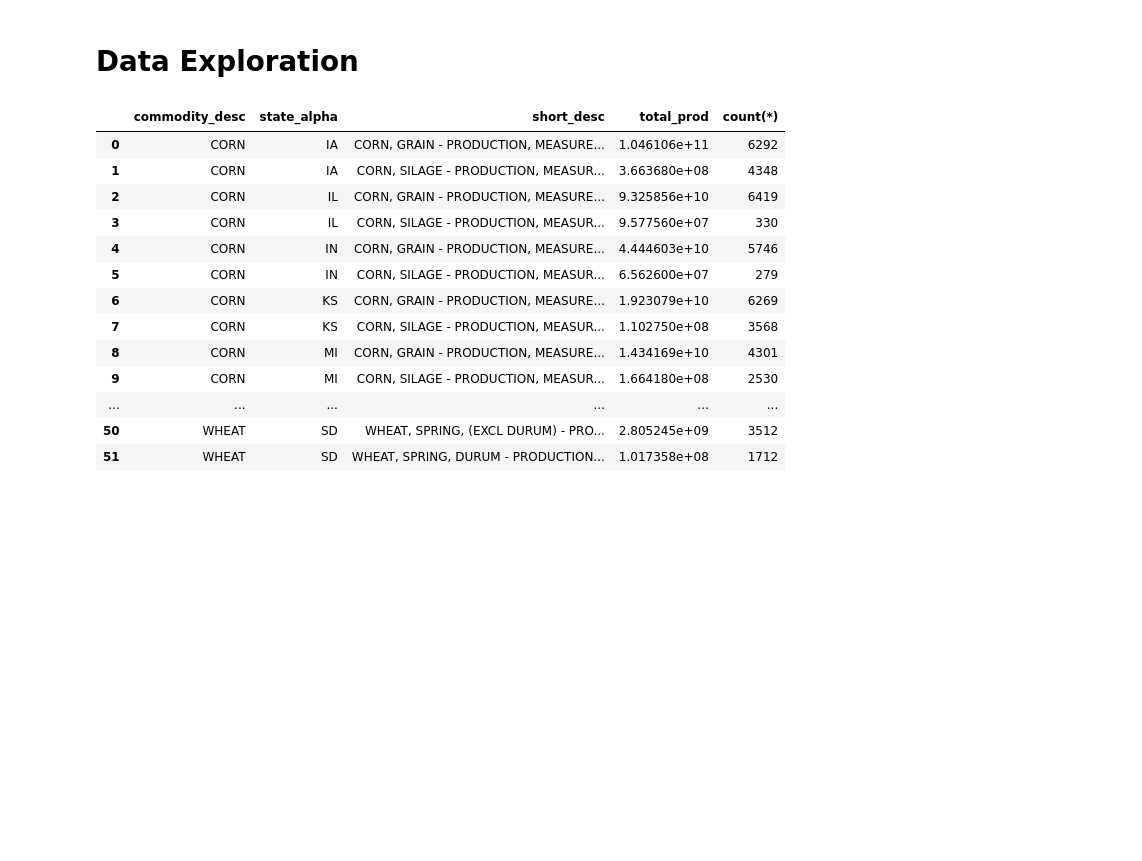
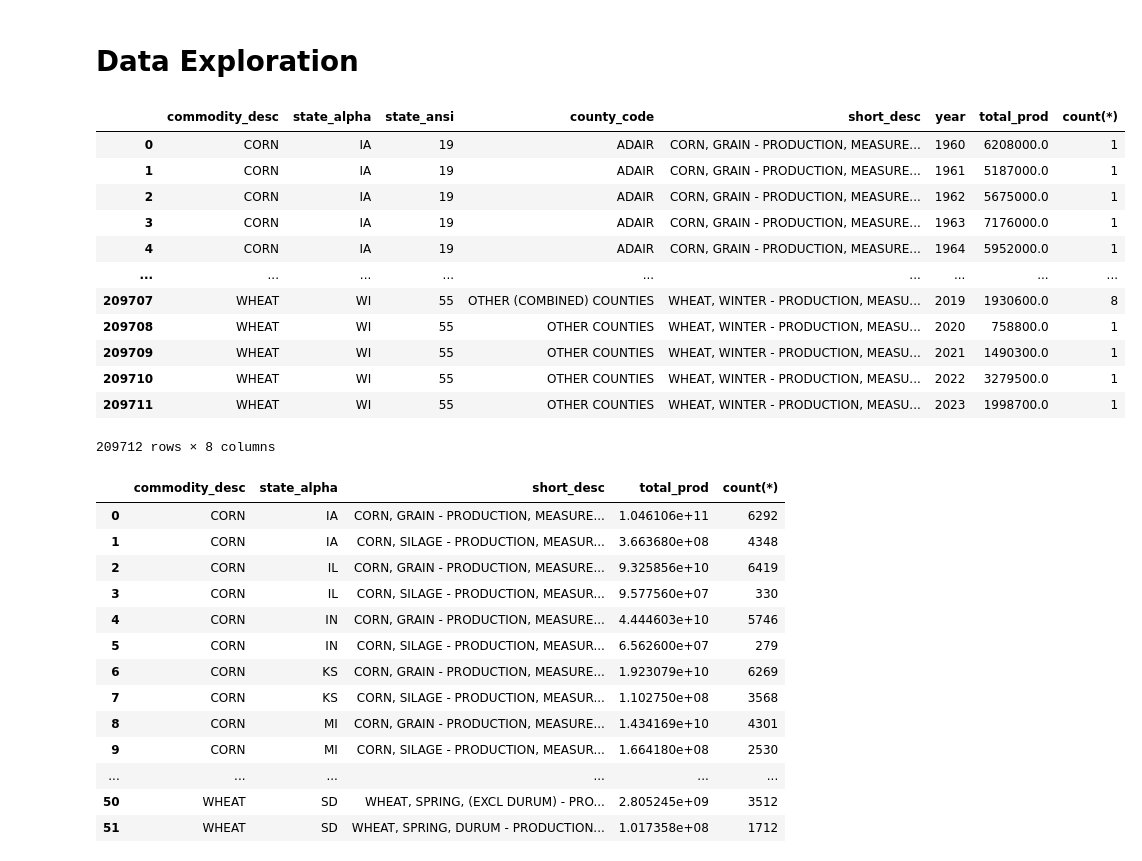
Before and after one commit to jacobtrout/ag_data_viz, a Jupyter notebook: data_processing.ipynb, the cells around one changed output. Saved outputs shown, nothing was run; the diff lists cells and outputs as text; code cells hidden in the pictures; blank space fills up the shorter version.

```diff
--- a/data_processing.ipynb
+++ b/data_processing.ipynb
@@ -329,10 +329,31 @@ for commodity in good_data_commodities:
 # %%
 db_name = 'field_crops.db'
 table = 'midwest_key_field_crops_cleaned'
-query = f"Select commodity_desc, state_alpha, short_desc, year, sum(value) as total_prod, count(*) from {table} group by commodity_desc, state_alpha, short_desc, year"
+query = f"Select commodity_desc, state_alpha, state_ansi, county_name county_code, short_desc, year, sum(value) as total_prod, count(*) from {table} group by commodity_desc, state_alpha, county_code, short_desc, year"
+#query = f"Select * from {table} limit 10"
+
 conn = sqlite3.connect(db_name)
+
 result = pd.read_sql(query, conn)
+
+
+pd.set_option('display.max_columns', None)
+
 result
+# %% [output]
+|  | commodity_desc | state_alpha | state_ansi | county_code | short_desc | year | total_prod | count(*) |
+| 0 | CORN | IA | 19 | ADAIR | CORN, GRAIN - PRODUCTION, MEASURE... | 1960 | 6208000.0 | 1 |
+| 1 | CORN | IA | 19 | ADAIR | CORN, GRAIN - PRODUCTION, MEASURE... | 1961 | 5187000.0 | 1 |
+| 2 | CORN | IA | 19 | ADAIR | CORN, GRAIN - PRODUCTION, MEASURE... | 1962 | 5675000.0 | 1 |
+| 3 | CORN | IA | 19 | ADAIR | CORN, GRAIN - PRODUCTION, MEASURE... | 1963 | 7176000.0 | 1 |
+| 4 | CORN | IA | 19 | ADAIR | CORN, GRAIN - PRODUCTION, MEASURE... | 1964 | 5952000.0 | 1 |
+| ... | ... | ... | ... | ... | ... | ... | ... | ... |
+| 209707 | WHEAT | WI | 55 | OTHER (COMBINED) COUNTIES | WHEAT, WINTER - PRODUCTION, MEASU... | 2019 | 1930600.0 | 8 |
+| 209708 | WHEAT | WI | 55 | OTHER COUNTIES | WHEAT, WINTER - PRODUCTION, MEASU... | 2020 | 758800.0 | 1 |
+| 209709 | WHEAT | WI | 55 | OTHER COUNTIES | WHEAT, WINTER - PRODUCTION, MEASU... | 2021 | 1490300.0 | 1 |
+| 209710 | WHEAT | WI | 55 | OTHER COUNTIES | WHEAT, WINTER - PRODUCTION, MEASU... | 2022 | 3279500.0 | 1 |
+| 209711 | WHEAT | WI | 55 | OTHER COUNTIES | WHEAT, WINTER - PRODUCTION, MEASU... | 2023 | 1998700.0 | 1 |
+209712 rows × 8 columns
 # %%
 db_name = 'field_crops.db'
 table = 'midwest_key_field_crops_cleaned'
```
Also changed, not shown: 4 other files.
